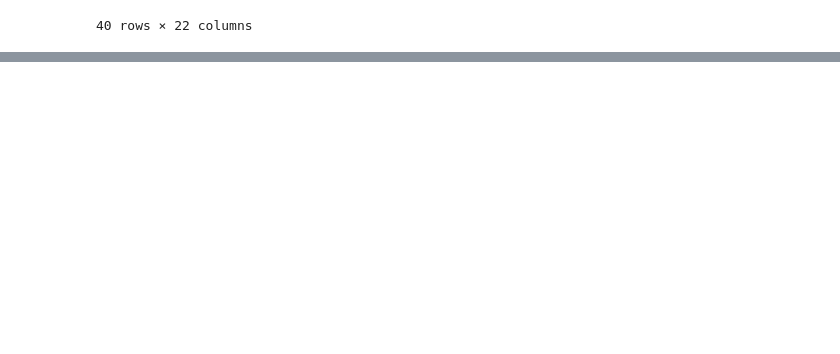
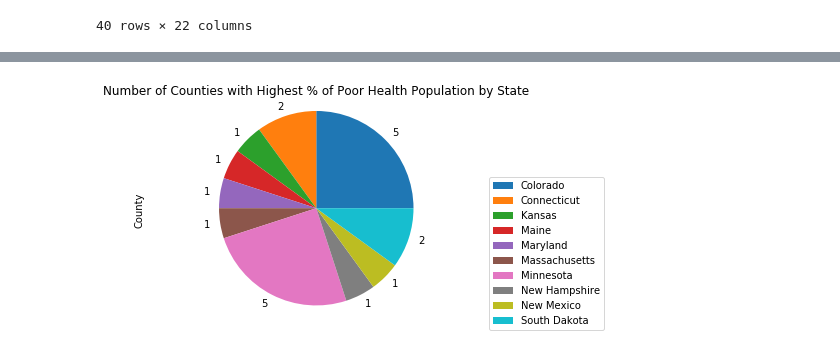
Before and after one commit to hbielser/FourLoopers.CityProject1, a Jupyter notebook: County_Data_Analysis.ipynb, the cells around one changed output, grey strips where cells are left out. Saved outputs shown, nothing was run; the diff lists cells and outputs as text; code cells hidden in the pictures; blank space fills up the shorter version.

```diff
--- a/County_Data_Analysis.ipynb
+++ b/County_Data_Analysis.ipynb
@@ -175,0 +215,4 @@ study_df.to_csv("Resources/PoorHealth_StudyData.csv")
+# %%
+bottom_grouped = bottom_n.groupby(['State']).count()
+county_count_bottom = bottom_grouped['County']
+county_count_bottom
@@ -175,0 +232,12 @@ study_df.to_csv("Resources/PoorHealth_StudyData.csv")
+# %%
+labels = bottom_grouped.index
+numbers = bottom_grouped['County']
+county_count_bottom.plot(kind='pie', labels= numbers, title="Number of Counties with Highest % of Poor Health Population by State", fontsize=10)
+plt.legend(loc = "center left", labels= labels,bbox_to_anchor=(1,0,.5,.6))
+plt.axis("equal")
+def func(pct, allvals):
+    absolute = int(pct/100.*np.sum(allvals))
+    return "{:.1f}%\n({:d} g)".format(pct, absolute)
+plt.show()
+# %% [output]
+[figure, added]
```
Also changed, not shown: parts of 6 cells of this notebook.
